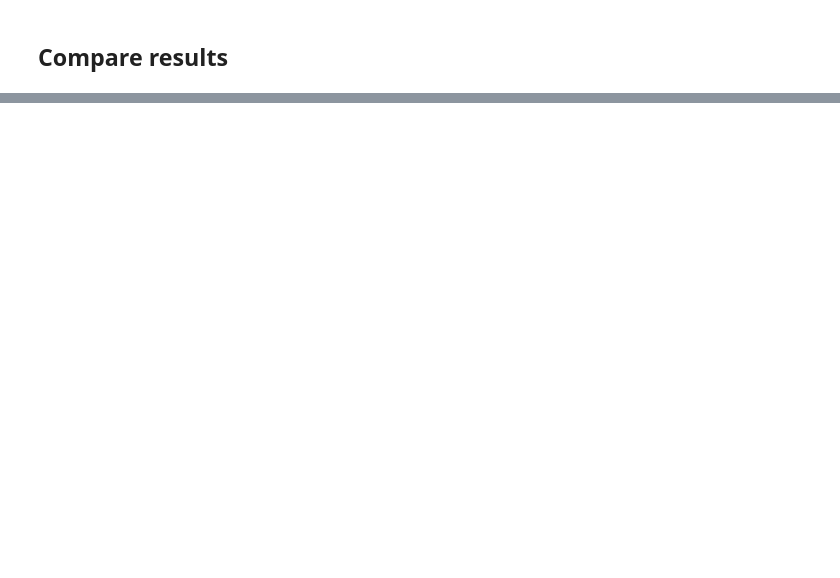
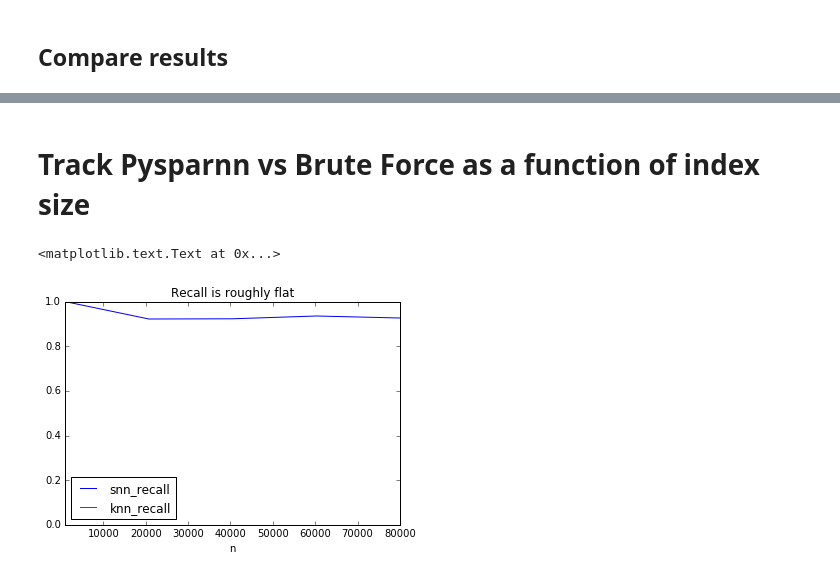
Before and after one commit to facebookresearch/pysparnn, a Jupyter notebook: examples/enron.ipynb, the cells around one changed output, grey strips where cells are left out. Cells and saved outputs as stored; diff of their text form; code cells hidden in the pictures; blank space fills up the shorter version.

Commit message:
enron example updated, bumped min matrix size for improved perf

```diff
--- a/examples/enron.ipynb
+++ b/examples/enron.ipynb
@@ -71,8 +70,8 @@ features = csr_matrix(dv.fit_transform(dicts), dtype=int)
 
 doc_index = np.array(range(len(docs)))
 # %%
-test_features = features[:500]
-train_features = features[500:]
+test_features = features[:2000]
+train_features = features[2000:]
 # %% [markdown]
 ## Create an answer key
 # %%
@@ -147,0 +163,38 @@ lsh_time / snn_time
+# %% [markdown]
+# Track Pysparnn vs Brute Force as a function of index size
+# %%
+snn_results = []
+
+for n in np.linspace(1000, 80000, 5):
+    feats = train_features[:n]
+
+    knn = NearestNeighbors(algorithm='brute', metric='cosine')
+
+    knn.fit(feats)
+
+    # get 1 NN for each document
+    t0 = time.time()
+
+    answers = knn.kneighbors(test_features, n_neighbors=1, return_distance=False)
+
+    knn_time = time.time() - t0
+
+
+    ######################
+
+    snn = pysparnn.MultiClusterIndex(feats, doc_index, num_indexes=2)
+    # only search one index instead of 2
+    t0 = time.time()
+
+    results = snn.search(test_features, return_distance=False, num_indexes=1)
+
+    snn_time = time.time() - t0
+    snn_recall = pysparnn_utils.recall(answers, results).mean()
+
+    snn_results.append({
+            'n': n,
+            'snn_recall': snn_recall ,
+            'snn_time': snn_time,
+            'knn_recall': 1.0,
+            'knn_time': knn_time
+        })
@@ -147,0 +205,8 @@ lsh_time / snn_time
+# %%
+pd.DataFrame(snn_results)[['n', 'snn_recall', 'knn_recall']].plot(x='n')
+
+plt.ylim(0, 1)
+plt.title('Recall is roughly flat')
+# %% [output]
+<matplotlib.text.Text at 0x...>
+[figure, added]
```
Also changed, not shown: parts of 13 cells of this notebook, 2 other files.
